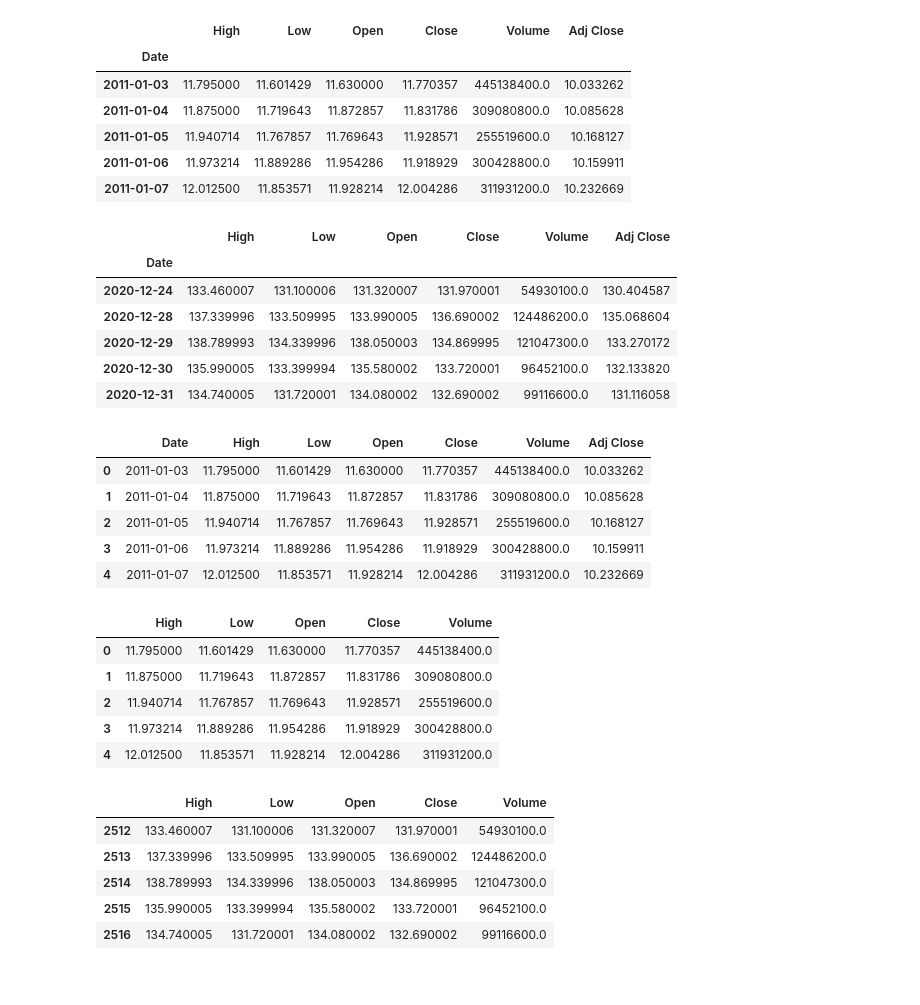
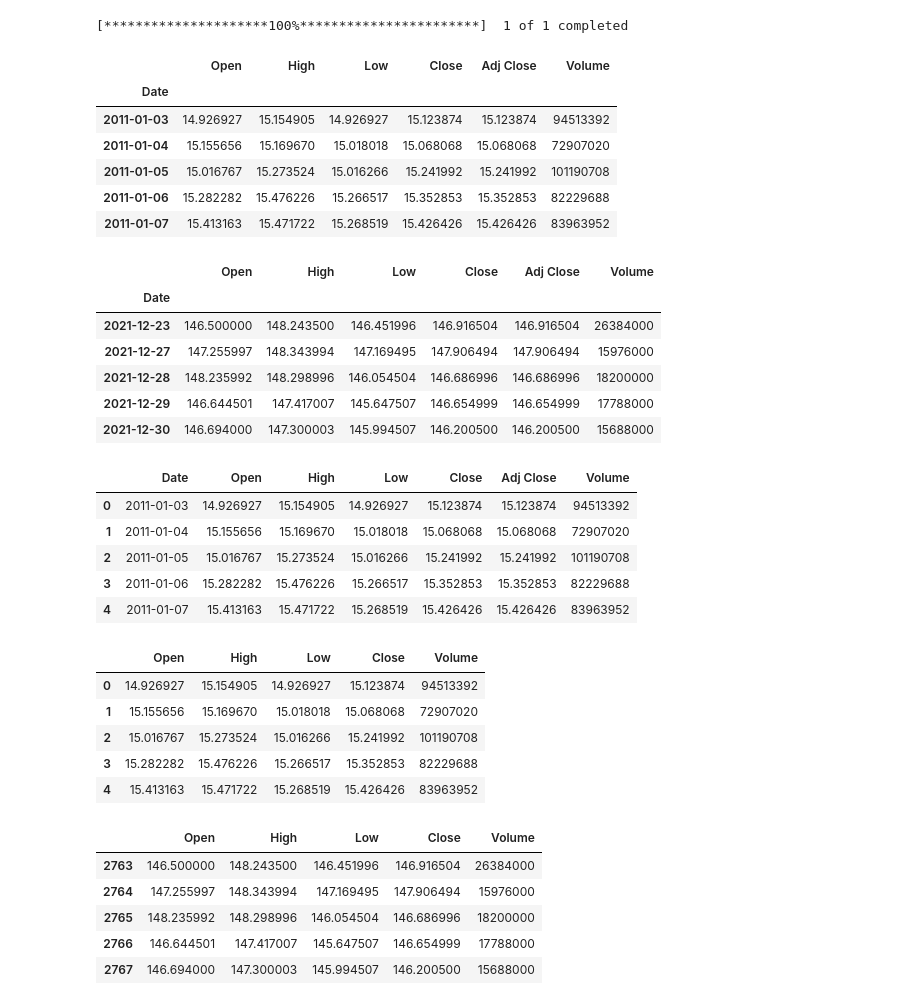
Before and after one commit to SamarthHChinivar/Stock-python, a Jupyter notebook: Stock_python.ipynb, the cells around one changed output. Cells and saved outputs as stored; diff of their text form; code cells hidden in the pictures.

```diff
--- a/Stock_python.ipynb
+++ b/Stock_python.ipynb
@@ -36,56 +38,60 @@ import pandas_datareader as data
 # %%
+yf.pdr_override()
+
 start = '2011-01-01'
-end = '2021-01-01'
+end = '2021-12-31'
+user_input = 'GOOGL'
 
-df = data.DataReader('AAPL', 'yahoo', start, end)
+df = pdr.get_data_yahoo(user_input , start=start, end=end)
 df.head()
 # %% [output]
+[*********************100%***********************]  1 of 1 completed
-|  | High | Low | Open | Close | Volume | Adj Close |
+|  | Open | High | Low | Close | Adj Close | Volume |
 | Date |  |  |  |  |  |  |
-| 2011-01-03 | 11.795000 | 11.601429 | 11.630000 | 11.770357 | 445138400.0 | 10.033262 |
-| 2011-01-04 | 11.875000 | 11.719643 | 11.872857 | 11.831786 | 309080800.0 | 10.085628 |
-| 2011-01-05 | 11.940714 | 11.767857 | 11.769643 | 11.928571 | 255519600.0 | 10.168127 |
-| 2011-01-06 | 11.973214 | 11.889286 | 11.954286 | 11.918929 | 300428800.0 | 10.159911 |
-| 2011-01-07 | 12.012500 | 11.853571 | 11.928214 | 12.004286 | 311931200.0 | 10.232669 |
+| 2011-01-03 | 14.926927 | 15.154905 | 14.926927 | 15.123874 | 15.123874 | 94513392 |
+| 2011-01-04 | 15.155656 | 15.169670 | 15.018018 | 15.068068 | 15.068068 | 72907020 |
+| 2011-01-05 | 15.016767 | 15.273524 | 15.016266 | 15.241992 | 15.241992 | 101190708 |
+| 2011-01-06 | 15.282282 | 15.476226 | 15.266517 | 15.352853 | 15.352853 | 82229688 |
+| 2011-01-07 | 15.413163 | 15.471722 | 15.268519 | 15.426426 | 15.426426 | 83963952 |
 # %%
 df.tail()
 # %% [output]
-|  | High | Low | Open | Close | Volume | Adj Close |
+|  | Open | High | Low | Close | Adj Close | Volume |
 | Date |  |  |  |  |  |  |
-| 2020-12-24 | 133.460007 | 131.100006 | 131.320007 | 131.970001 | 54930100.0 | 130.404587 |
-| 2020-12-28 | 137.339996 | 133.509995 | 133.990005 | 136.690002 | 124486200.0 | 135.068604 |
-| 2020-12-29 | 138.789993 | 134.339996 | 138.050003 | 134.869995 | 121047300.0 | 133.270172 |
-| 2020-12-30 | 135.990005 | 133.399994 | 135.580002 | 133.720001 | 96452100.0 | 132.133820 |
-| 2020-12-31 | 134.740005 | 131.720001 | 134.080002 | 132.690002 | 99116600.0 | 131.116058 |
+| 2021-12-23 | 146.500000 | 148.243500 | 146.451996 | 146.916504 | 146.916504 | 26384000 |
+| 2021-12-27 | 147.255997 | 148.343994 | 147.169495 | 147.906494 | 147.906494 | 15976000 |
+| 2021-12-28 | 148.235992 | 148.298996 | 146.054504 | 146.686996 | 146.686996 | 18200000 |
+| 2021-12-29 | 146.644501 | 147.417007 | 145.647507 | 146.654999 | 146.654999 | 17788000 |
+| 2021-12-30 | 146.694000 | 147.300003 | 145.994507 | 146.200500 | 146.200500 | 15688000 |
 # %%
 df = df.reset_index()
 df.head()
 # %% [output]
-|  | Date | High | Low | Open | Close | Volume | Adj Close |
-| 0 | 2011-01-03 | 11.795000 | 11.601429 | 11.630000 | 11.770357 | 445138400.0 | 10.033262 |
-| 1 | 2011-01-04 | 11.875000 | 11.719643 | 11.872857 | 11.831786 | 309080800.0 | 10.085628 |
-| 2 | 2011-01-05 | 11.940714 | 11.767857 | 11.769643 | 11.928571 | 255519600.0 | 10.168127 |
-| 3 | 2011-01-06 | 11.973214 | 11.889286 | 11.954286 | 11.918929 | 300428800.0 | 10.159911 |
-| 4 | 2011-01-07 | 12.012500 | 11.853571 | 11.928214 | 12.004286 | 311931200.0 | 10.232669 |
+|  | Date | Open | High | Low | Close | Adj Close | Volume |
+| 0 | 2011-01-03 | 14.926927 | 15.154905 | 14.926927 | 15.123874 | 15.123874 | 94513392 |
+| 1 | 2011-01-04 | 15.155656 | 15.169670 | 15.018018 | 15.068068 | 15.068068 | 72907020 |
+| 2 | 2011-01-05 | 15.016767 | 15.273524 | 15.016266 | 15.241992 | 15.241992 | 101190708 |
+| 3 | 2011-01-06 | 15.282282 | 15.476226 | 15.266517 | 15.352853 | 15.352853 | 82229688 |
+| 4 | 2011-01-07 | 15.413163 | 15.471722 | 15.268519 | 15.426426 | 15.426426 | 83963952 |
 # %%
 df = df.drop(['Date', 'Adj Close'], axis=1)
 df.head()
 # %% [output]
-|  | High | Low | Open | Close | Volume |
-| 0 | 11.795000 | 11.601429 | 11.630000 | 11.770357 | 445138400.0 |
-| 1 | 11.875000 | 11.719643 | 11.872857 | 11.831786 | 309080800.0 |
-| 2 | 11.940714 | 11.767857 | 11.769643 | 11.928571 | 255519600.0 |
-| 3 | 11.973214 | 11.889286 | 11.954286 | 11.918929 | 300428800.0 |
-| 4 | 12.012500 | 11.853571 | 11.928214 | 12.004286 | 311931200.0 |
+|  | Open | High | Low | Close | Volume |
+| 0 | 14.926927 | 15.154905 | 14.926927 | 15.123874 | 94513392 |
+| 1 | 15.155656 | 15.169670 | 15.018018 | 15.068068 | 72907020 |
+| 2 | 15.016767 | 15.273524 | 15.016266 | 15.241992 | 101190708 |
+| 3 | 15.282282 | 15.476226 | 15.266517 | 15.352853 | 82229688 |
+| 4 | 15.413163 | 15.471722 | 15.268519 | 15.426426 | 83963952 |
 # %%
 df.tail()
 # %% [output]
-|  | High | Low | Open | Close | Volume |
-| 2512 | 133.460007 | 131.100006 | 131.320007 | 131.970001 | 54930100.0 |
-| 2513 | 137.339996 | 133.509995 | 133.990005 | 136.690002 | 124486200.0 |
-| 2514 | 138.789993 | 134.339996 | 138.050003 | 134.869995 | 121047300.0 |
-| 2515 | 135.990005 | 133.399994 | 135.580002 | 133.720001 | 96452100.0 |
-| 2516 | 134.740005 | 131.720001 | 134.080002 | 132.690002 | 99116600.0 |
+|  | Open | High | Low | Close | Volume |
+| 2763 | 146.500000 | 148.243500 | 146.451996 | 146.916504 | 26384000 |
+| 2764 | 147.255997 | 148.343994 | 147.169495 | 147.906494 | 15976000 |
+| 2765 | 148.235992 | 148.298996 | 146.054504 | 146.686996 | 18200000 |
+| 2766 | 146.644501 | 147.417007 | 145.647507 | 146.654999 | 17788000 |
+| 2767 | 146.694000 | 147.300003 | 145.994507 | 146.200500 | 15688000 |
 # %%
 plt.plot(df.Close)
 # %% [output]
```
Also changed, not shown: parts of 23 cells of this notebook, 3 other files.
